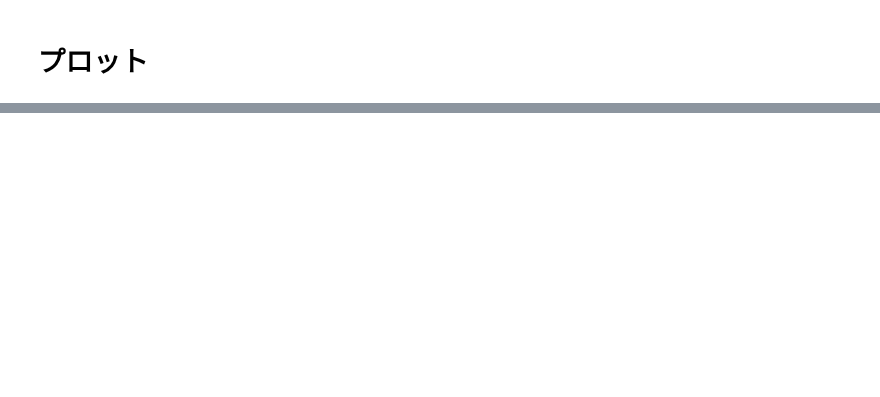
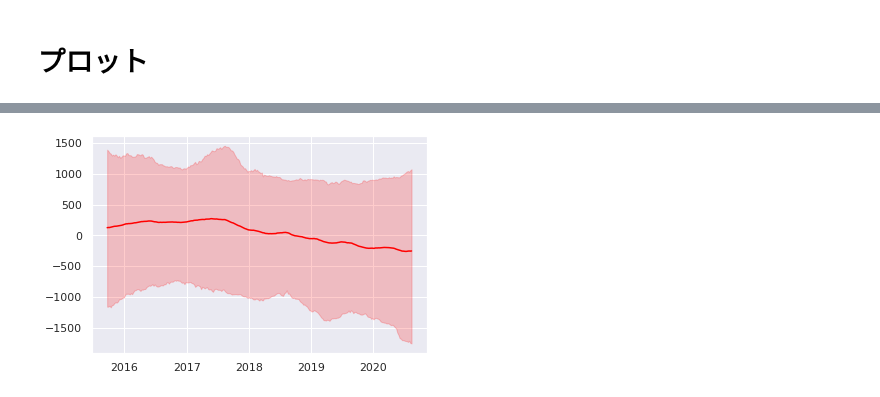
Before and after one commit to Kazuya-Minakuchi/qiita, a Jupyter notebook: dereste_event_border/script/b3_atapon_time-varying-coef.ipynb, the cells around one changed output, grey strips where cells are left out. Drawn from its saved outputs; the diff is of its cells as text; code cells hidden in the pictures; blank space fills up the shorter version.

```diff
--- a/dereste_event_border/script/b3_atapon_time-varying-coef.ipynb
+++ b/dereste_event_border/script/b3_atapon_time-varying-coef.ipynb
@@ -222 +238,11 @@ plt.show()
+# %%
+# delta
+fig = plt.figure()
+ax = fig.add_subplot(111)
+
+ax.plot(X_all, delta_mean, c='red')
+plt.fill_between(X_all, delta_5, delta_95, color='red', alpha=0.2)
+plt.show()
+# %% [output]
+[figure, added]
 # %%
```
Also changed, not shown: parts of 15 cells of this notebook, 2 other files.
